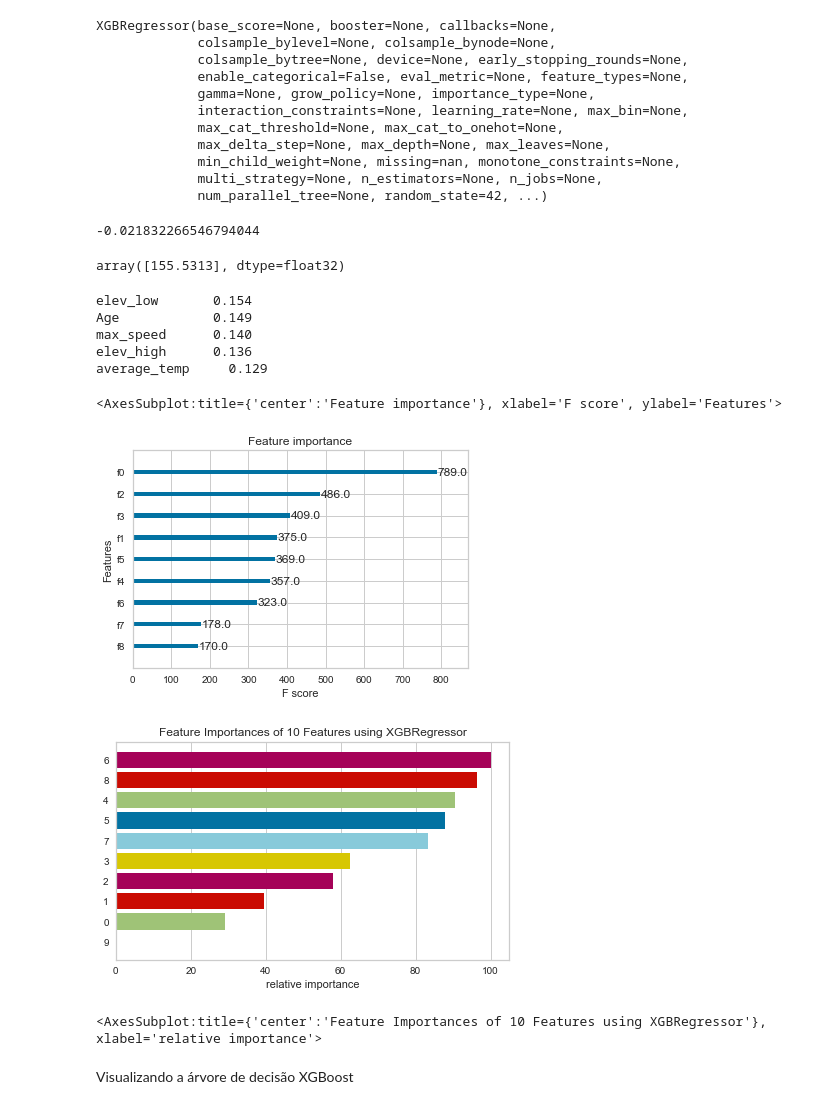
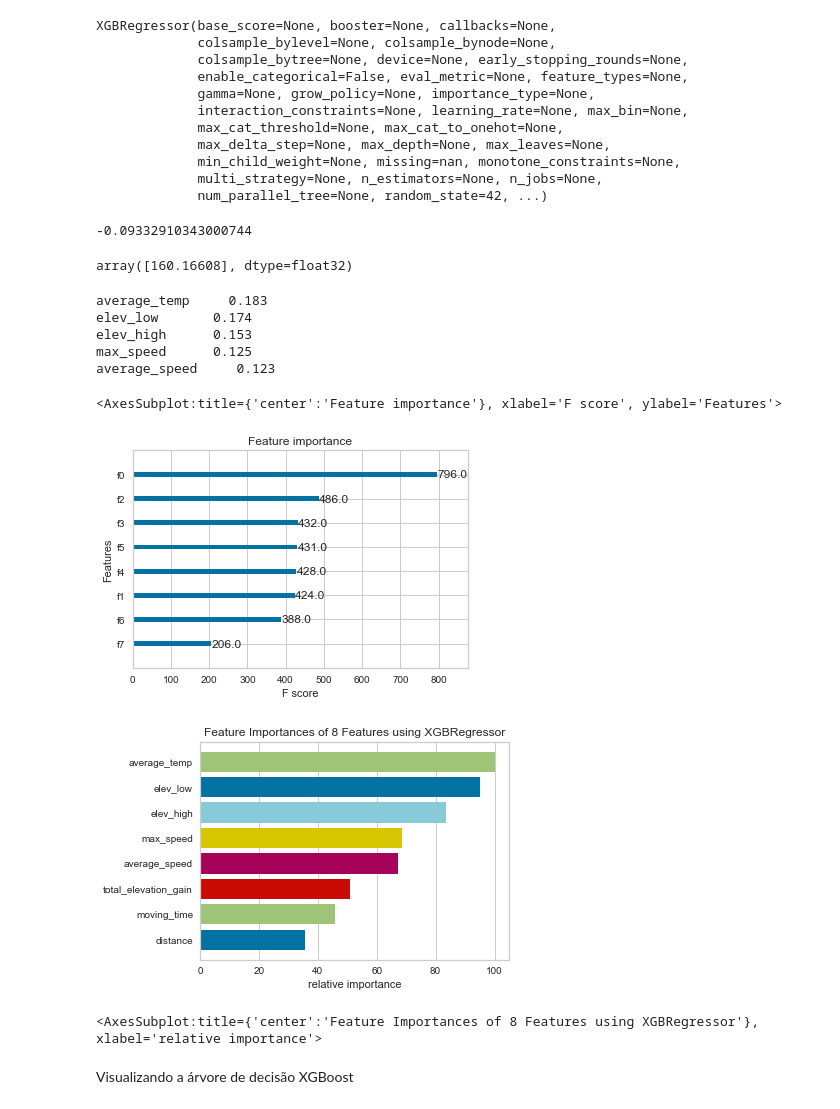
Before and after one commit to tal-rsg/3-MVP, a Jupyter notebook: mvp_machineLearning.ipynb, the cells around one changed output. Drawn from its saved outputs; the diff is of its cells as text; code cells hidden in the pictures.

```diff
--- a/mvp_machineLearning.ipynb
+++ b/mvp_machineLearning.ipynb
@@ -170,9 +170,11 @@ df_strava.head()
 # %% [markdown]
 Neste ponto será criado o alvo (target) com base no atributo 'average_heartrate' (média de batimentos) para as análises seguinte.
 # %%
-df_lrstravatrain = df_strava.loc[:,['distance','moving_time','total_elevation_gain','average_speed','max_speed','elev_high', 'elev_low','average_temp', 'Age', 'FCmax']]
+df_lrstravatrain = df_strava.loc[:,['distance','moving_time','total_elevation_gain','average_speed','elev_high','max_speed', 'elev_low', 'average_temp']]
 
 df_lrstravatrain['target'] = df_strava['average_heartrate']
 
 df_lrstravatrain.head()
+
+#'max_speed', 'elev_low', , 'average_temp'
 # %% [output]
@@ -207,8 +209,8 @@ Apartir deste ponto a base é separada em bases de treino e testes
 # %%
 # Separação em bases de treino e teste (holdout)
 array = df_lrstravatrain.values
-lr_X = array[:,0:10] # atributos
-lr_y = array[:,10] # classe (target)
+lr_X = array[:,0:8] # atributos
+lr_y = array[:,8] # classe (target)
 
 lrX_train, lrX_test, lry_train, lry_test = train_test_split(lr_X, lr_y, test_size=0.3, random_state=42) # faz a divisão
 
@@ -529,11 +539,11 @@ XGBRegressor(base_score=None, booster=None, callbacks=None,
 # %%
 xgr.score(sX_test, sy_test)
 # %% [output]
--0.021832266546794044
+-0.09332910343000744
 # %%
 xgr.predict(lr_X[[0]])
 # %% [output]
-array([155.5313], dtype=float32)
+array([160.16608], dtype=float32)
 # %%
 for col, val in sorted(
     zip(
@@ -544,25 +554,25 @@ for col, val in sorted(
 )[:5]:
     print(f"{col:10}{val:10.3f}")
 # %% [output]
-elev_low       0.154
-Age            0.149
-max_speed      0.140
-elev_high      0.136
-average_temp     0.129
+average_temp     0.183
+elev_low       0.174
+elev_high      0.153
+max_speed      0.125
+average_speed     0.123
 # %%
 fig, ax = plt.subplots(figsize=(6,4))
 xgb.plot_importance(xgr,ax=ax)
 # %% [output]
 <AxesSubplot:title={'center':'Feature importance'}, xlabel='F score', ylabel='Features'>
-[figure, old version]
+[figure, new version]
 # %%
 fig, ax = plt.subplots(figsize=(6,4))
-fi_viz = FeatureImportances(xgr)
+fi_viz = FeatureImportances(xgr, labels=df_lrstravatrain.columns)
 fi_viz.fit(sX_train, sy_train)
 fi_viz.poof()
 # %% [output]
-[figure, old version]
+[figure, new version]
-<AxesSubplot:title={'center':'Feature Importances of 10 Features using XGBRegressor'}, xlabel='relative importance'>
+<AxesSubplot:title={'center':'Feature Importances of 8 Features using XGBRegressor'}, xlabel='relative importance'>
 # %% [markdown]
 Visualizando a árvore de decisão XGBoost
 # %%
```
Also changed, not shown: parts of 57 cells of this notebook.
